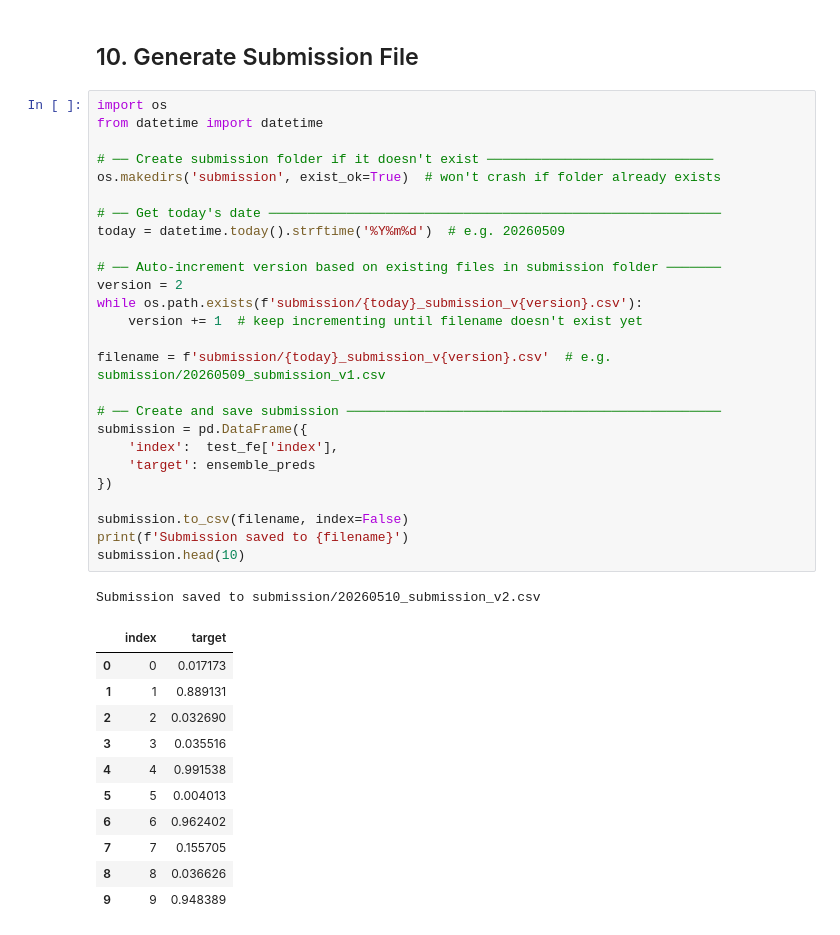
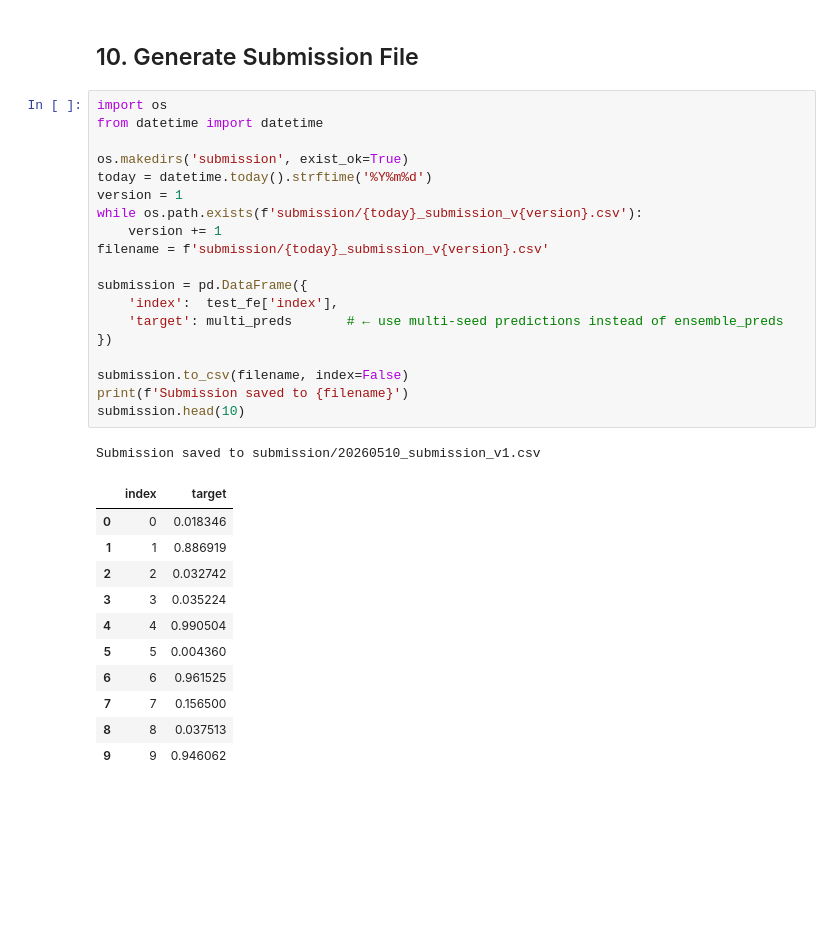
Before and after one commit to haunk/Twitter-Bot-account-prediction, a Jupyter notebook: twitter_bot_detection.ipynb, the cells around one changed output. Cells and saved outputs as stored; diff of their text form; blank space fills up the shorter version.

Commit message:
run Multi-seed (3 seeds). 9448_93793

```diff
--- a/twitter_bot_detection.ipynb
+++ b/twitter_bot_detection.ipynb
@@ -1032,39 +1123,32 @@ plt.show()
 # %%
 import os
 from datetime import datetime
 
-# ── Create submission folder if it doesn't exist ─────────────────────────────
-os.makedirs('submission', exist_ok=True)  # won't crash if folder already exists
+os.makedirs('submission', exist_ok=True)
+today = datetime.today().strftime('%Y%m%d')
+version = 1
+while os.path.exists(f'submission/{today}_submission_v{version}.csv'):
+    version += 1
+filename = f'submission/{today}_submission_v{version}.csv'
 
-# ── Get today's date ──────────────────────────────────────────────────────────
-today = datetime.today().strftime('%Y%m%d')  # e.g. 20260509
-
-# ── Auto-increment version based on existing files in submission folder ───────
-version = 2
-while os.path.exists(f'submission/{today}_submission_v{version}.csv'):
-    version += 1  # keep incrementing until filename doesn't exist yet
-
-filename = f'submission/{today}_submission_v{version}.csv'  # e.g. submission/20260509_submission_v1.csv
-
-# ── Create and save submission ────────────────────────────────────────────────
 submission = pd.DataFrame({
     'index':  test_fe['index'],
-    'target': ensemble_preds
+    'target': multi_preds       # ← use multi-seed predictions instead of ensemble_preds
 })
 
 submission.to_csv(filename, index=False)
 print(f'Submission saved to {filename}')
 submission.head(10)
 # %% [output]
-Submission saved to submission/20260510_submission_v2.csv
+Submission saved to submission/20260510_submission_v1.csv
 |  | index | target |
-| 0 | 0 | 0.017173 |
-| 1 | 1 | 0.889131 |
-| 2 | 2 | 0.032690 |
-| 3 | 3 | 0.035516 |
-| 4 | 4 | 0.991538 |
-| 5 | 5 | 0.004013 |
-| 6 | 6 | 0.962402 |
-| 7 | 7 | 0.155705 |
-| 8 | 8 | 0.036626 |
-| 9 | 9 | 0.948389 |
+| 0 | 0 | 0.018346 |
+| 1 | 1 | 0.886919 |
+| 2 | 2 | 0.032742 |
+| 3 | 3 | 0.035224 |
+| 4 | 4 | 0.990504 |
+| 5 | 5 | 0.004360 |
+| 6 | 6 | 0.961525 |
+| 7 | 7 | 0.156500 |
+| 8 | 8 | 0.037513 |
+| 9 | 9 | 0.946062 |
```
Also changed, not shown: parts of 2 cells of this notebook, 7 other files.
